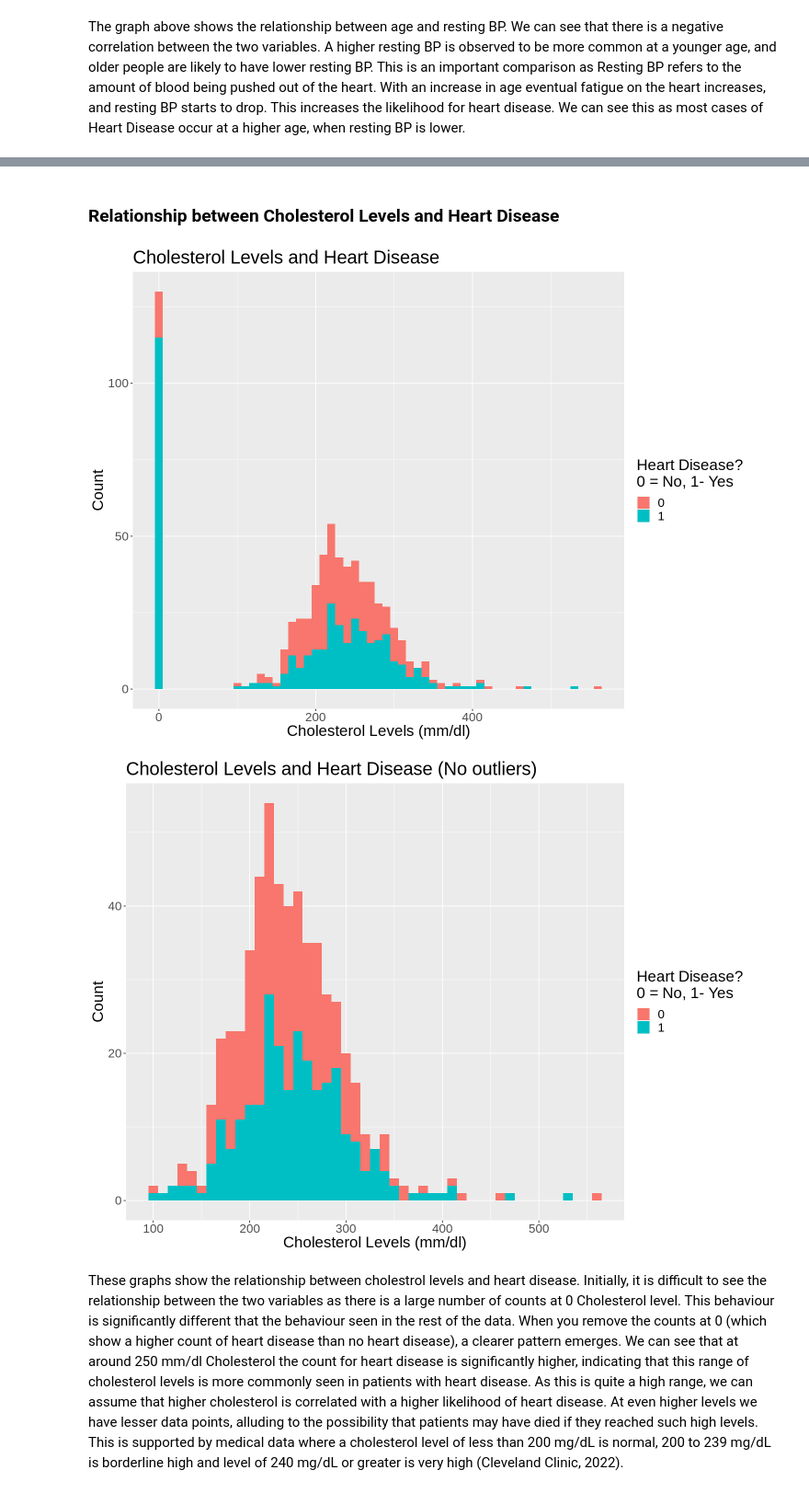
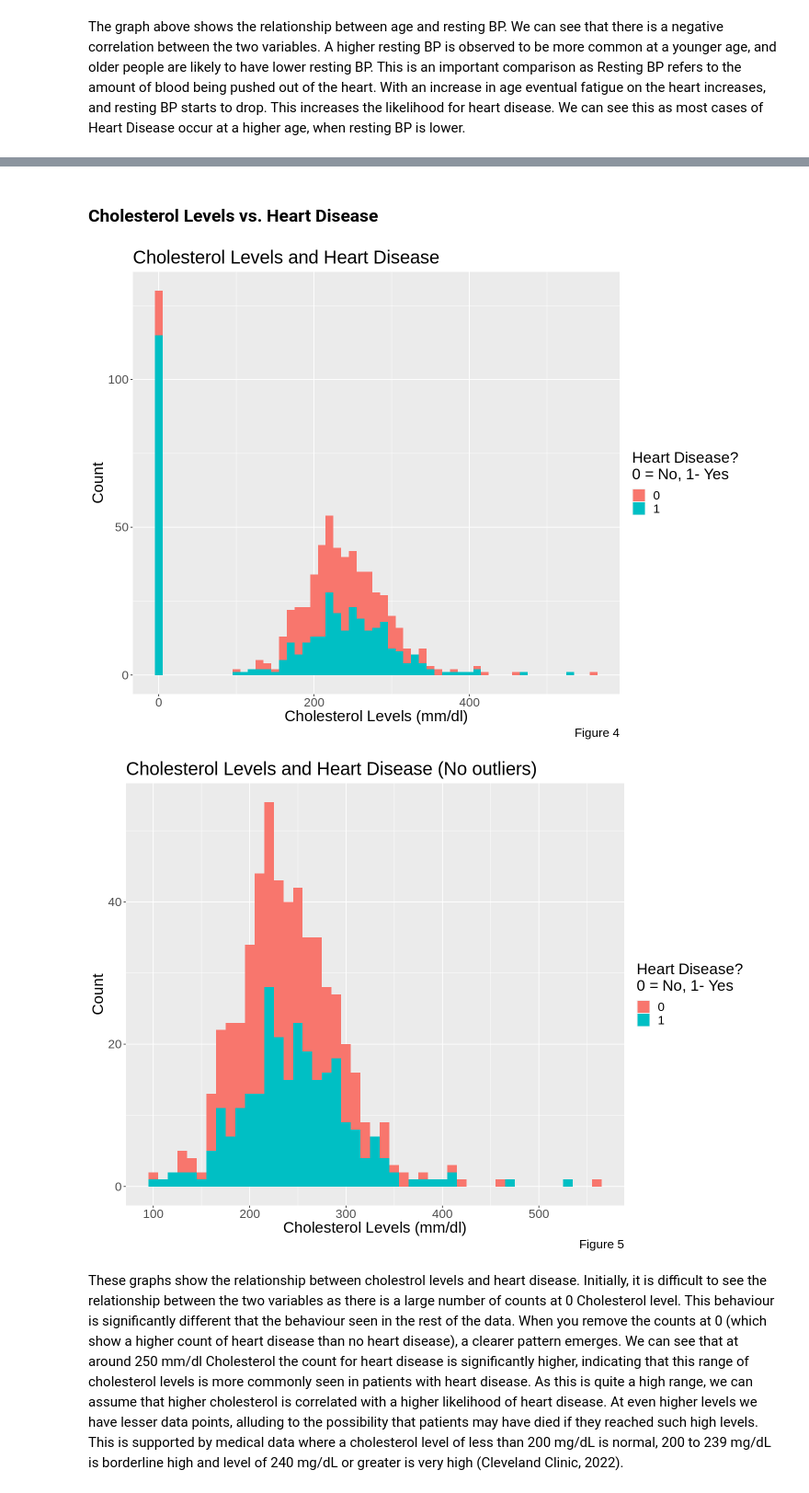
Before and after one commit to sara2815/Heart-Attack-Analysis, a Jupyter notebook: Group-43-Project.ipynb, the cells around one changed output, grey strips where cells are left out. Shown: that part at 92% size. Cells and saved outputs as stored; diff of their text form; code cells hidden in the pictures.

```diff
--- a/Group-43-Project.ipynb
+++ b/Group-43-Project.ipynb
@@ -250,33 +241,33 @@ agevscholesterol_plot
 # %% [markdown]
-### Relationship between Cholesterol Levels and Heart Disease ###
+### Cholesterol Levels vs. Heart Disease ###
 # %%
 options(repr.plot.width = 12, repr.plot.height = 9)
 
 cholesterol_plot <- heart_train |>
     ggplot(aes(x = cholesterol, fill = heart_disease)) +
     geom_histogram(binwidth = 10)+
     labs(x = "Cholesterol Levels (mm/dl)", fill = "Heart Disease?
-0 = No, 1- Yes " , y = "Count") +
+0 = No, 1- Yes " , y = "Count", caption="Figure 4") +
     ggtitle("Cholesterol Levels and Heart Disease") +
     theme(text = element_text(size=20))
 
 cholesterol_plot
 
 heart_train_nooutliers <- heart_train |>
 filter (cholesterol > 0)
 
 cholesterol_plot_2 <- heart_train_nooutliers |>
     ggplot(aes(x = cholesterol, fill = heart_disease)) +
     geom_histogram(binwidth = 10)+
     labs(x = "Cholesterol Levels (mm/dl)", fill = "Heart Disease?
-0 = No, 1- Yes " , y = "Count") +
+0 = No, 1- Yes " , y = "Count", caption="Figure 5") +
     ggtitle("Cholesterol Levels and Heart Disease (No outliers)") +
     theme(text = element_text(size=20))
 
 cholesterol_plot_2
 # %% [output]
-[figure, old version]
+[figure, new version]
-[figure, old version]
+[figure, new version]
 # %% [markdown]
 These graphs show the relationship between cholestrol levels and heart disease. Initially, it is difficult to see the relationship between the two variables as there is a large number of counts at 0 Cholesterol level. This behaviour is significantly different that the behaviour seen in the rest of the data. When you remove the counts at 0 (which show a higher count of heart disease than no heart disease), a clearer pattern emerges. We can see that at around 250 mm/dl Cholesterol the count for heart disease is significantly higher, indicating that this range of cholesterol levels is more commonly seen in patients with heart disease. As this is quite a high range, we can assume that higher cholesterol is correlated with a higher likelihood of heart disease. At even higher levels we have lesser data points, alluding to the possibility that patients may have died if they reached such high levels. This is supported by medical data where a cholesterol level of less than 200 mg/dL is normal, 200 to 239 mg/dL is borderline high and level of 240 mg/dL or greater is very high (Cleveland Clinic, 2022).
 # %% [markdown]
```
Also changed, not shown: parts of 50 cells of this notebook.
